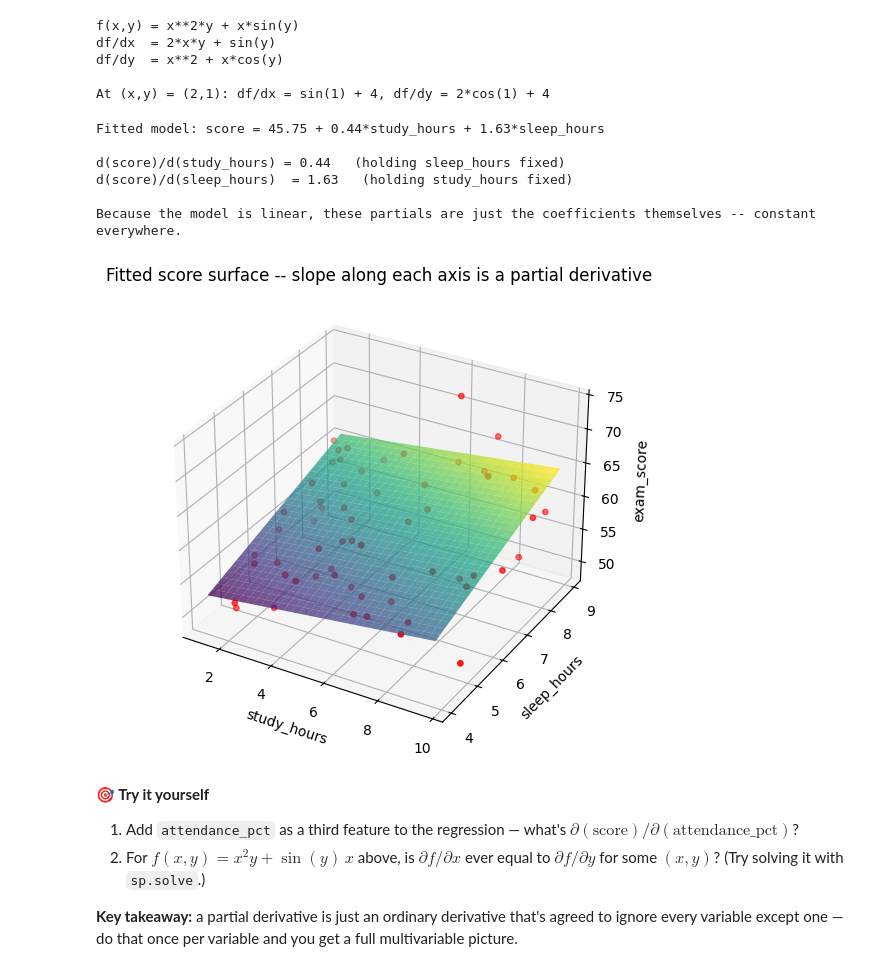
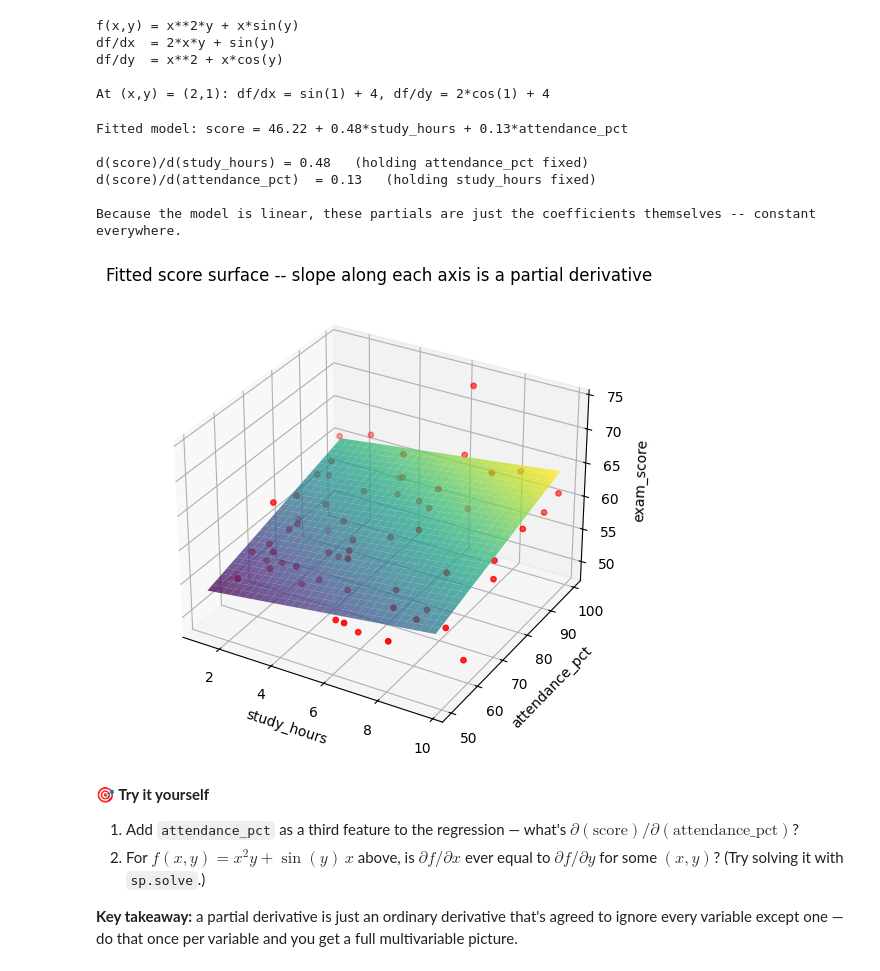
Before and after one commit to Abubakar-idrees-01/Summer_Grow, a Jupyter notebook: calculus/Calculus_for_Data_Science.ipynb, the cells around one changed output. Drawn from its saved outputs; the diff is of its cells as text; code cells hidden in the pictures.

```diff
--- a/calculus/Calculus_for_Data_Science.ipynb
+++ b/calculus/Calculus_for_Data_Science.ipynb
@@ -272,36 +272,36 @@ df/dy  = x**2 + x*cos(y)
 At (x,y) = (2,1): df/dx = sin(1) + 4, df/dy = 2*cos(1) + 4
 # %%
 # Fit exam_score ~ study_hours + sleep_hours (closed-form multiple linear regression)
-X = np.column_stack([np.ones(n), df['study_hours'], df['sleep_hours']])
+X = np.column_stack([np.ones(n), df['study_hours'], df['attendance_pct']])
 y_target = df['exam_score'].values
 beta, *_ = np.linalg.lstsq(X, y_target, rcond=None)
 mb0, mb1, mb2 = beta
 
-print(f"Fitted model: score = {mb0:.2f} + {mb1:.2f}*study_hours + {mb2:.2f}*sleep_hours")
-print(f"\nd(score)/d(study_hours) = {mb1:.2f}   (holding sleep_hours fixed)")
-print(f"d(score)/d(sleep_hours)  = {mb2:.2f}   (holding study_hours fixed)")
+print(f"Fitted model: score = {mb0:.2f} + {mb1:.2f}*study_hours + {mb2:.2f}*attendance_pct")
+print(f"\nd(score)/d(study_hours) = {mb1:.2f}   (holding attendance_pct fixed)")
+print(f"d(score)/d(attendance_pct)  = {mb2:.2f}   (holding study_hours fixed)")
 print("\nBecause the model is linear, these partials are just the coefficients themselves -- constant everywhere.")
 
 sh_range = np.linspace(df['study_hours'].min(), df['study_hours'].max(), 30)
-sl_range = np.linspace(df['sleep_hours'].min(), df['sleep_hours'].max(), 30)
-SH, SL = np.meshgrid(sh_range, sl_range)
-SCORE = mb0 + mb1 * SH + mb2 * SL
+at_range = np.linspace(df['attendance_pct'].min(), df['attendance_pct'].max(), 30)
+SH, AT = np.meshgrid(sh_range, at_range)
+SCORE = mb0 + mb1 * SH + mb2 * AT
 
 fig = plt.figure(figsize=(8, 6))
 ax = fig.add_subplot(111, projection='3d')
-ax.plot_surface(SH, SL, SCORE, cmap='viridis', alpha=0.75)
-ax.scatter(df['study_hours'], df['sleep_hours'], df['exam_score'], color='red', s=15)
-ax.set_xlabel('study_hours'); ax.set_ylabel('sleep_hours'); ax.set_zlabel('exam_score')
+ax.plot_surface(SH, AT, SCORE, cmap='viridis', alpha=0.75)
+ax.scatter(df['study_hours'], df['attendance_pct'], df['exam_score'], color='red', s=15)
+ax.set_xlabel('study_hours'); ax.set_ylabel('attendance_pct'); ax.set_zlabel('exam_score')
 ax.set_title('Fitted score surface -- slope along each axis is a partial derivative')
 plt.show()
 # %% [output]
-Fitted model: score = 45.75 + 0.44*study_hours + 1.63*sleep_hours
+Fitted model: score = 46.22 + 0.48*study_hours + 0.13*attendance_pct
 
-d(score)/d(study_hours) = 0.44   (holding sleep_hours fixed)
-d(score)/d(sleep_hours)  = 1.63   (holding study_hours fixed)
+d(score)/d(study_hours) = 0.48   (holding attendance_pct fixed)
+d(score)/d(attendance_pct)  = 0.13   (holding study_hours fixed)
 
 Because the model is linear, these partials are just the coefficients themselves -- constant everywhere.
-[figure, old version]
+[figure, new version]
 # %% [markdown]
 **🎯 Try it yourself**
 1. Add `attendance_pct` as a third feature to the regression — what's $\partial(\text{score})/\partial(\text{attendance\_pct})$?
```
Also changed, not shown: parts of 1 cell of this notebook.
